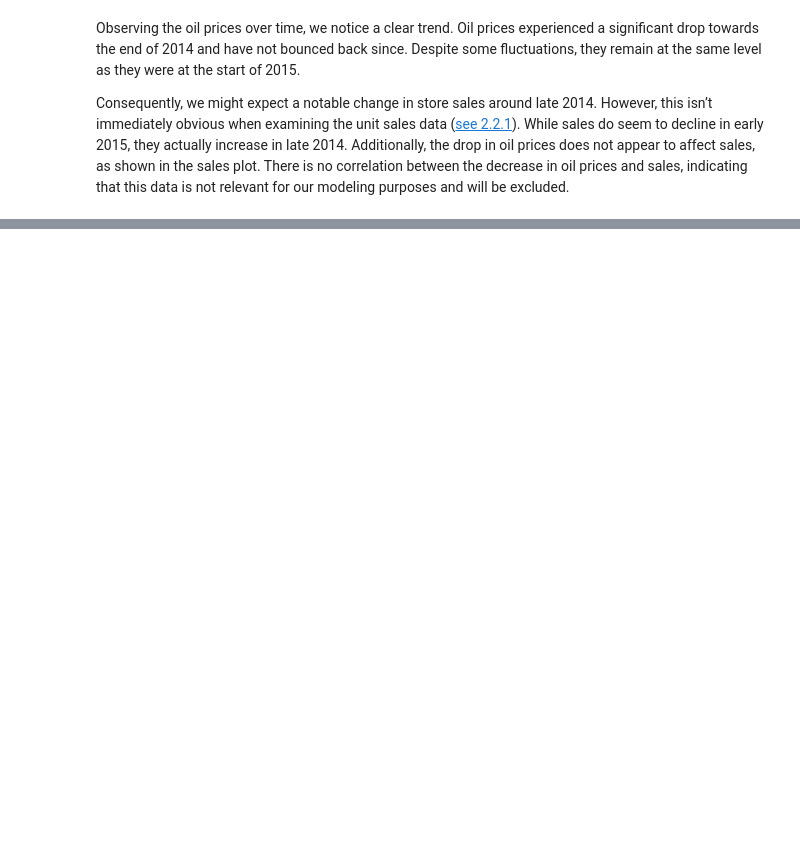
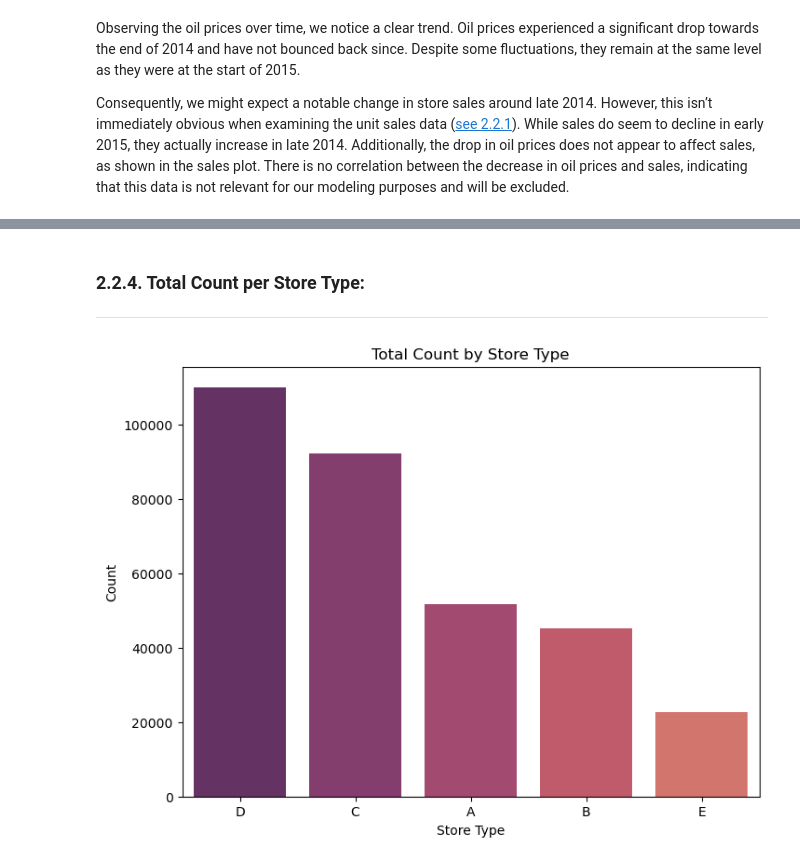
Before and after one commit to edmar-bevilaqua/store-sales-tsf-kaggle-competition, a Jupyter notebook: store-sales-tsf.ipynb, the cells around one changed output, grey strips where cells are left out. Saved outputs shown, nothing was run; the diff lists cells and outputs as text; code cells hidden in the pictures; blank space fills up the shorter version.

```diff
--- a/store-sales-tsf.ipynb
+++ b/store-sales-tsf.ipynb
@@ -713,0 +737,17 @@ Consequently, we might expect a notable change in store sales around late 2014.
+# %% [markdown]
+### 2.2.4. Total Count per Store Type:
+---
+# %%
+# Calculating the total sales by store_type:
+store_type_counts = merged['store_type'].value_counts().sort_values(ascending=False)
+
+# Create a bar plot with "flare_r" color palette for total count
+sns.set_palette("flare_r")
+plt.figure(figsize=(8, 6))
+sns.barplot(x=store_type_counts.index, y=store_type_counts.values)
+plt.xlabel('Store Type')
+plt.ylabel('Count')
+plt.title('Total Count by Store Type')
+plt.show()
+# %% [output]
+[figure, added]
```
Also changed, not shown: parts of 11 cells of this notebook.
